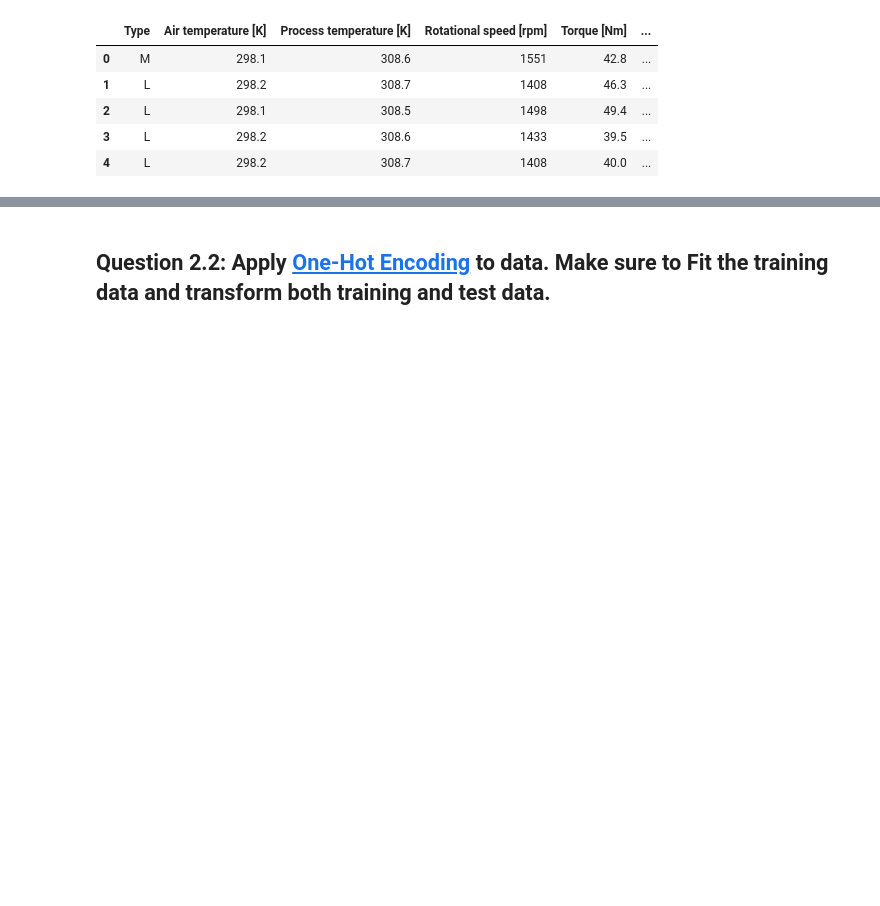
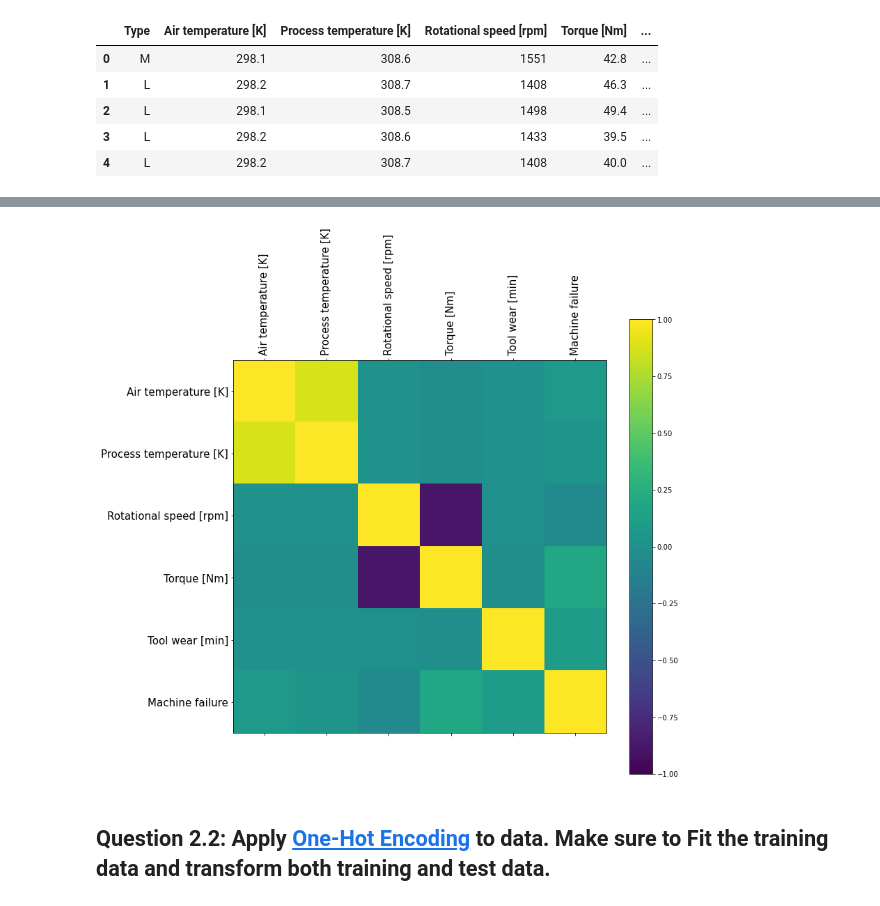
Before and after one commit to rodolfolermacontreras/ML_1_Assignment_5_Reall, a Jupyter notebook: Mlearn510-Lesson5-Rodolfo_Lerma.ipynb, the cells around one changed output, grey strips where cells are left out. Saved outputs shown, nothing was run; the diff lists cells and outputs as text; code cells hidden in the pictures; blank space fills up the shorter version.

```diff
--- a/Mlearn510-Lesson5-Rodolfo_Lerma.ipynb
+++ b/Mlearn510-Lesson5-Rodolfo_Lerma.ipynb
@@ -166,3 +192,18 @@ ai4i2020.head()
+# %%
+numeric.remove('Type')
+correlations = ai4i2020.corr()
+fig = plt.figure(figsize = (12,12))
+ax = fig.add_subplot(111)
+cax = ax.matshow(correlations, vmin=-1, vmax=1)
+fig.colorbar(cax)
+ticks = np.arange(0,6,1)
+ax.set_xticks(ticks)
+ax.set_yticks(ticks)
+ax.set_xticklabels(numeric, fontsize = 15, rotation=90)
+ax.set_yticklabels(numeric, fontsize = 15)
+plt.show()
+# %% [output]
+[figure, added]
 # %% [markdown]
 ## Question 2.2: Apply [One-Hot Encoding](https://scikit-learn.org/stable/modules/generated/sklearn.preprocessing.OneHotEncoder.html) to data. Make sure to Fit the training data and transform both training and test data.
 # %%
```
Also changed, not shown: parts of 30 cells of this notebook.
